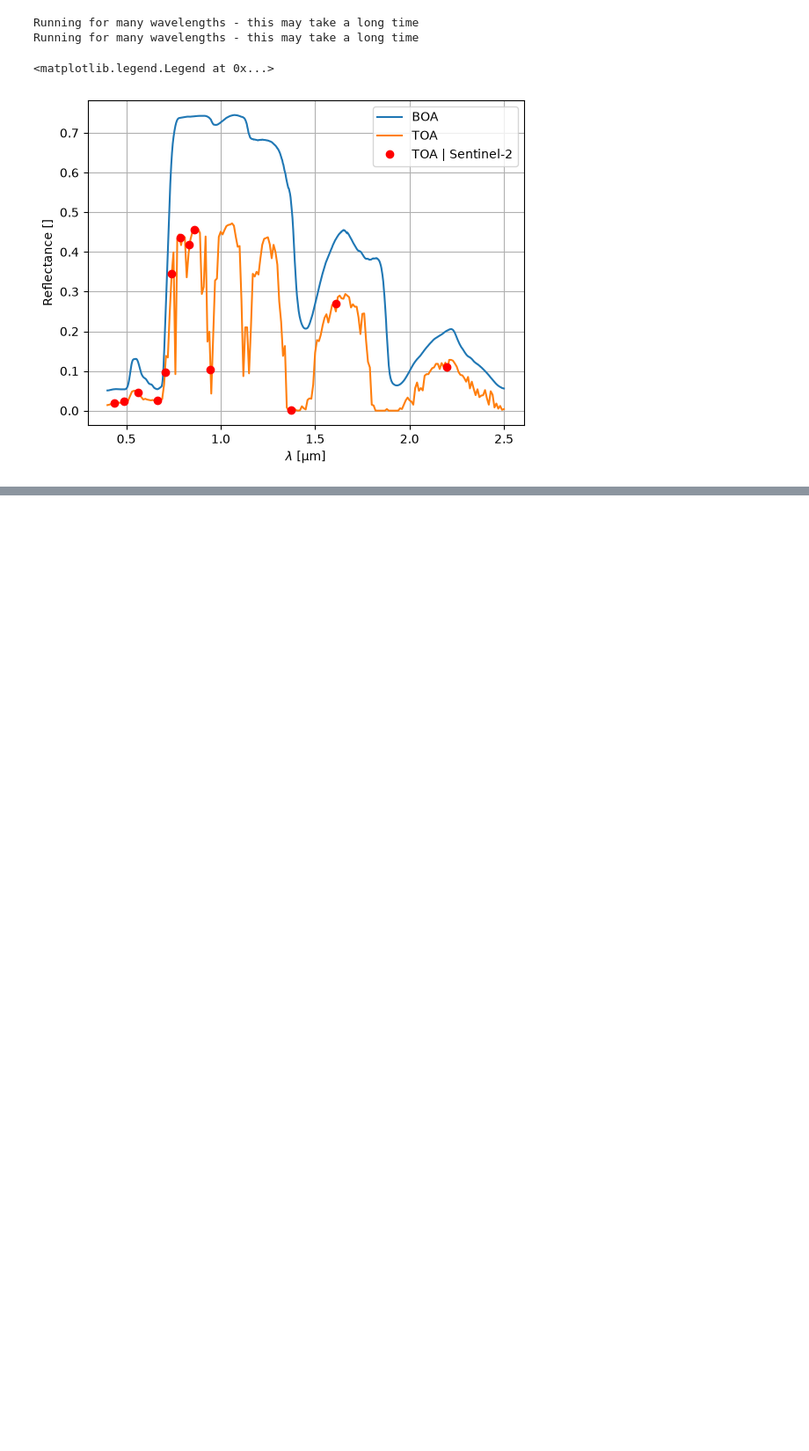
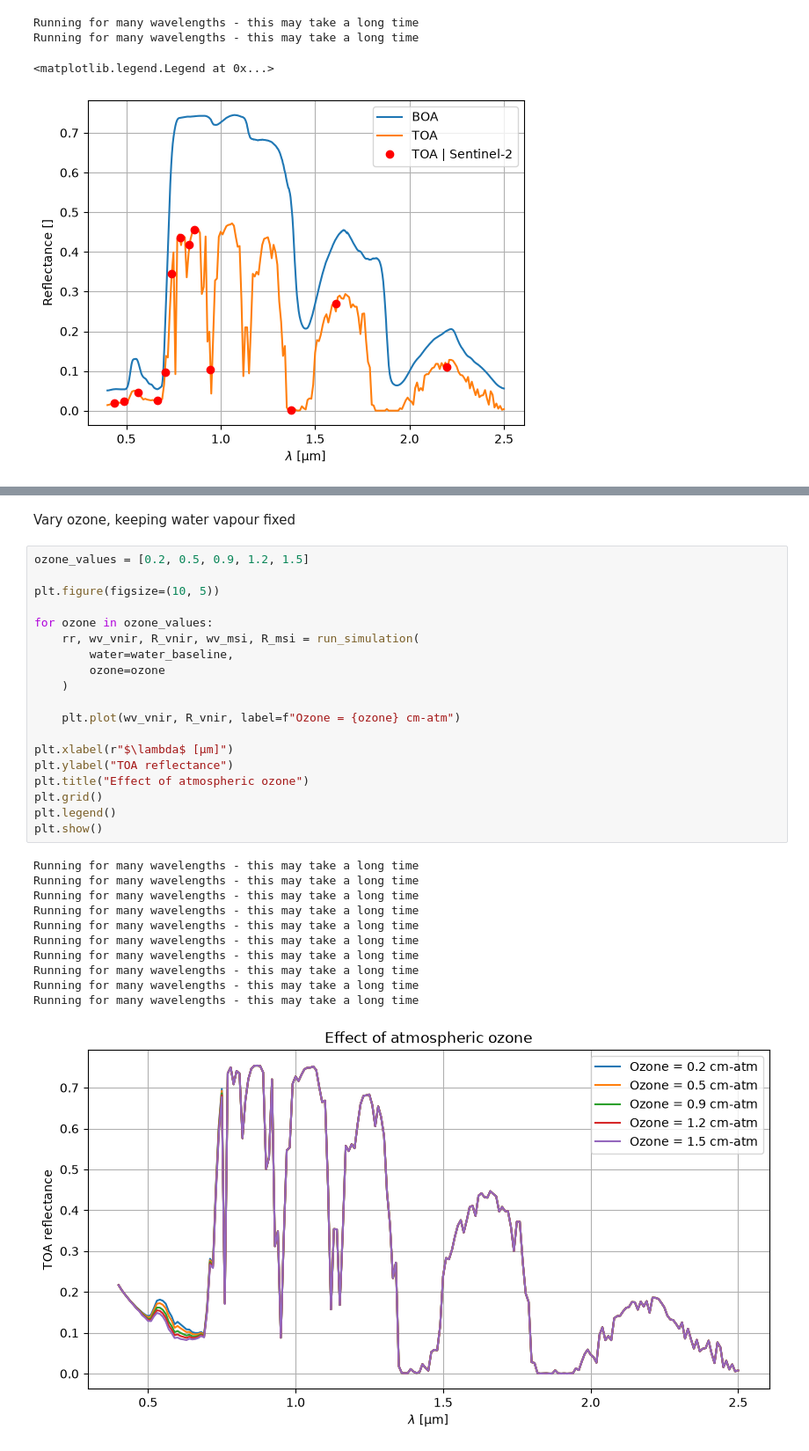
Before and after one commit to doddolisergio/Synthesis-assignment-1, a Jupyter notebook: Radiative_Transfer_Modelling_with_Prosail_py6S.ipynb, the cells around one changed output, grey strips where cells are left out. Shown at 88% size. Saved outputs shown, nothing was run; the diff lists cells and outputs as text; blank space fills up the shorter version.

```diff
--- a/Radiative_Transfer_Modelling_with_Prosail_py6S.ipynb
+++ b/Radiative_Transfer_Modelling_with_Prosail_py6S.ipynb
@@ -717,0 +1109,33 @@ Running for many wavelengths - this may take a long time
+# %% [markdown]
+Vary ozone, keeping water vapour fixed
+# %%
+ozone_values = [0.2, 0.5, 0.9, 1.2, 1.5]
+
+plt.figure(figsize=(10, 5))
+
+for ozone in ozone_values:
+    rr, wv_vnir, R_vnir, wv_msi, R_msi = run_simulation(
+        water=water_baseline,
+        ozone=ozone
+    )
+
+    plt.plot(wv_vnir, R_vnir, label=f"Ozone = {ozone} cm-atm")
+
+plt.xlabel(r"$\lambda$ [µm]")
+plt.ylabel("TOA reflectance")
+plt.title("Effect of atmospheric ozone")
+plt.grid()
+plt.legend()
+plt.show()
+# %% [output]
+Running for many wavelengths - this may take a long time
+Running for many wavelengths - this may take a long time
+Running for many wavelengths - this may take a long time
+Running for many wavelengths - this may take a long time
+Running for many wavelengths - this may take a long time
+Running for many wavelengths - this may take a long time
+Running for many wavelengths - this may take a long time
+Running for many wavelengths - this may take a long time
+Running for many wavelengths - this may take a long time
+Running for many wavelengths - this may take a long time
+[figure, added]
```
Also changed, not shown: parts of 30 cells of this notebook.
